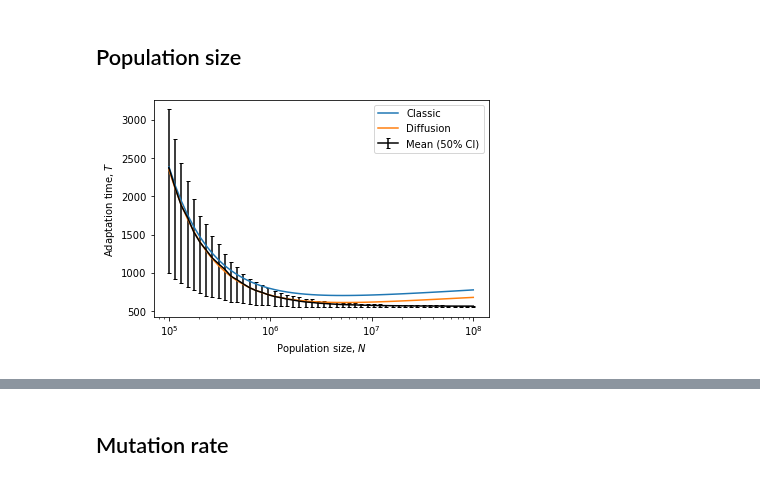
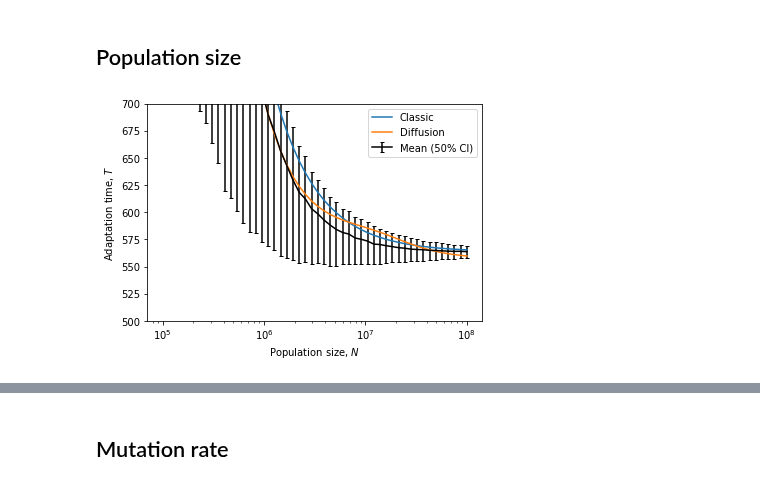
Before and after one commit to yoavram-lab/Heatrisomy, a Jupyter notebook: notebooks_mp/no aneuploidy.ipynb, the cells around one changed output, grey strips where cells are left out. Cells and saved outputs as stored; diff of their text form; code cells hidden in the pictures.

```diff
--- a/notebooks_mp/no aneuploidy.ipynb
+++ b/notebooks_mp/no aneuploidy.ipynb
@@ -11,7 +13,7 @@ def τ(w_i, w_j, x, y):
     return np.log((x * (1-y)) / ((1-x) * y)) / np.log(w_j / w_i)
 
 
-def T(N, μ1, μ2, δ, w_euwt, w_anwt, w_anmt, w_eumt, PLOT_N=False, PLOT_δ=False ):
+def T(N, μ1, μ2, δ, w_euwt, w_anwt, w_anmt, w_eumt, x_0=0, PLOT_N=False, PLOT_δ=False ):
     assert w_euwt < w_anwt < w_anmt < w_eumt
     p_euwt_eumt = 1 - (1 - 2*((w_eumt - w_euwt) / w_euwt) * μ1)**N
     p_euwt_anwt = 1 - (1 - 2*((w_anwt - w_euwt) / w_euwt) * δ)**N
@@ -28,7 +30,7 @@ def T(N, μ1, μ2, δ, w_euwt, w_anwt, w_anmt, w_eumt, PLOT_N=False, PLOT_δ=Fal
     p_a = p_euwt_anwt / (p_euwt_eumt + p_euwt_anwt)
 
     #
-    τ_euwt_eumt = τ(w_euwt, w_eumt, x=0.95, y=np.maximum(δ,1/N))
+    τ_euwt_eumt = τ(w_euwt, w_eumt, x=0.95, y=np.maximum(x_0,1/N))
     # start with one or delta*N individuals  # why delta*N and not 2*s*delta*N
     τ_euwt_anwt = τ(w_euwt, w_anwt, x=1-1/N, y=np.maximum(δ, 1/N))
     #
@@ -119,7 +123,7 @@ def τ_kimura(N, w_i, w_j, x, y):
 #     print(J1, J2, u, 1-u)
     return J1 + ((1 - u) / u) * J2 # eq 17 in Kimura & Ohta, Genetics 1969
 # %%
-def T_kimura(N, μ1, μ2, δ, w_euwt, w_anwt, w_anmt, w_eumt):
+def T_kimura(N, μ1, μ2, δ, w_euwt, w_anwt, w_anmt, w_eumt, x_0=0):
     assert w_euwt < w_anwt < w_anmt < w_eumt
     p_euwt_eumt = 1 - (1 - p_kimura(N, (w_eumt - w_euwt) / w_euwt) * μ1)**N
     p_euwt_anwt = 1 - (1 - p_kimura(N, (w_anwt - w_euwt) / w_euwt) * δ)**N
@@ -137,7 +141,7 @@ def T_kimura(N, μ1, μ2, δ, w_euwt, w_anwt, w_anmt, w_eumt):
     p_a = p_euwt_anwt / (p_euwt_eumt + p_euwt_anwt)
 
     # τ_kimura(N, s, x0=None, max_x=1, min_x=0)
-    τ_euwt_eumt = τ_kimura(N, w_euwt, w_eumt, x=0.95, y=np.maximum(5e-8,1/N))
+    τ_euwt_eumt = τ_kimura(N, w_euwt, w_eumt, x=0.95, y=np.maximum(x_0,1/N))
     # start with one or delta*N individuals
     τ_euwt_anwt = τ_kimura(N, w_euwt, w_anwt, x=1-1/N, y=np.maximum(δ, 1/N))
     # no fix of anmt, don't count
@@ -171,22 +175,24 @@ msim_noaneuN58=np.array([x for x in msim_noaneuN_manu58[0]])
 # %%
 N, μ, δ, w_euwt, w_anwt, w_anmt, w_eumt = Nm58, 9.6e-08, 0, 1, 1.021, 1.025, 1.028
 # %%
-T__ = T(N, μ, μ, 0, w_euwt, w_anwt, w_anmt, w_eumt)
-T_ = T_kimura(N, μ, μ, 0, w_euwt, w_anwt, w_anmt, w_eumt)
+T__ = T(N, μ, μ, 0, w_euwt, w_anwt, w_anmt, w_eumt, x_0=35*μ)
+T_ = T_kimura(N, μ, μ, 0, w_euwt, w_anwt, w_anmt, w_eumt,x_0=35*μ)
 # %%
 mean = msim_noaneuN58.mean(axis=1)
 low = np.percentile(msim_noaneuN58, 25, axis=1)
 high = np.percentile(msim_noaneuN58, 75, axis=1)
 plt.errorbar(N, mean, [mean-low, high-mean], color='k', capsize=2, label='Mean (50% CI)')
 
 plt.plot(N, T__, label='Classic')
 plt.plot(N, T_, label='Diffusion')
 
 
 plt.xscale('log')
 #plt.yscale('log')
+#plt.xlim([1e7,1e8])
+plt.ylim([500,700])
 plt.xlabel("Population size, $N$")
 plt.ylabel('Adaptation time, $T$')
 plt.legend();
 # %% [output]
-[figure, old version]
+[figure, new version]
```
Also changed, not shown: parts of 7 cells of this notebook, 1 other file.
